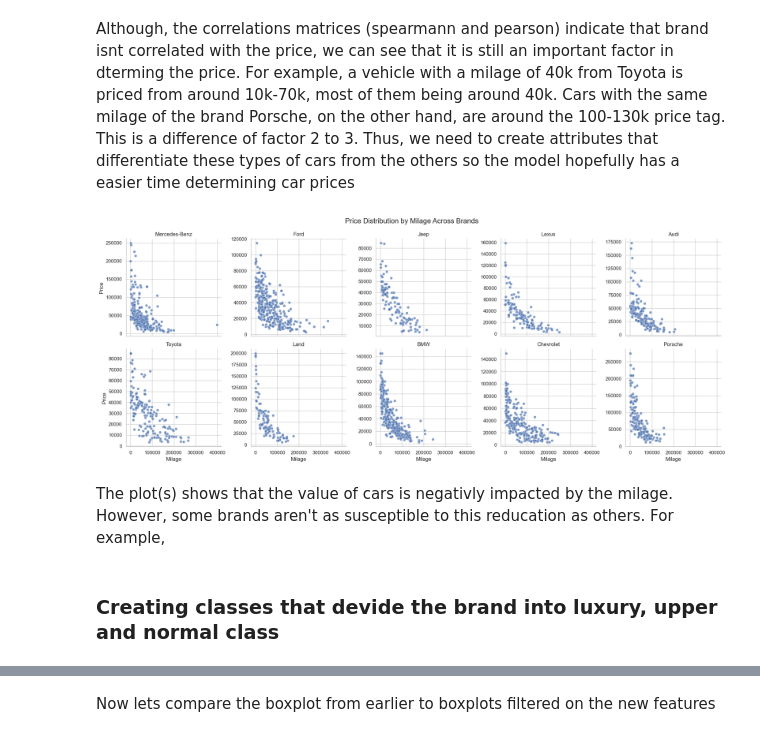
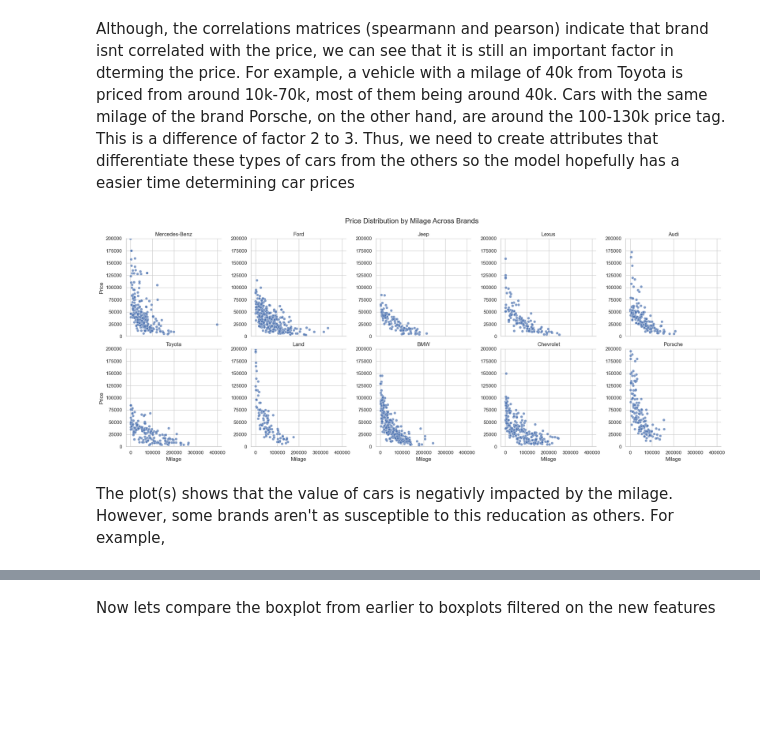
Before and after one commit to Frecherenkel60/RandomForestRangers, a Jupyter notebook: 2_EDA.ipynb, the cells around one changed output, grey strips where cells are left out. Saved outputs shown, nothing was run; the diff lists cells and outputs as text; code cells hidden in the pictures; blank space fills up the shorter version.

```diff
--- a/2_EDA.ipynb
+++ b/2_EDA.ipynb
@@ -322,23 +325,22 @@ Although, the correlations matrices (spearmann and pearson) indicate that brand
 # %%
 # Limit to top 10 brands and drop rows with missing prices
 filtered_data = data_split.dropna(subset=['price'])
 top_brands = filtered_data['brand'].value_counts().nlargest(10).index
 filtered_data = filtered_data[filtered_data['brand'].isin(top_brands)]
 
 # Create a FacetGrid
 g = sns.FacetGrid(filtered_data, col="brand", col_wrap=5, height=4, sharey=False)
 g.map_dataframe(sns.scatterplot, x="milage", y="price", alpha=0.7)
 
 # Add titles and labels
 g.set_axis_labels("Milage", "Price")
 g.set_titles("{col_name}")
+g.set(ylim=(0, 200000))
 g.fig.subplots_adjust(top=0.9)
 g.fig.suptitle("Price Distribution by Milage Across Brands", fontsize=16)
 
 plt.show()
 # %% [output]
-[figure, old version]
+[figure, new version]
 # %% [markdown]
 The plot(s) shows that the value of cars is negativly impacted by the milage. However, some brands aren't as susceptible to this reducation as others. For example,
-# %% [markdown]
-### Creating classes that devide the brand into luxury, upper and normal class
```
Also changed, not shown: parts of 12 cells of this notebook, 4 other files.
